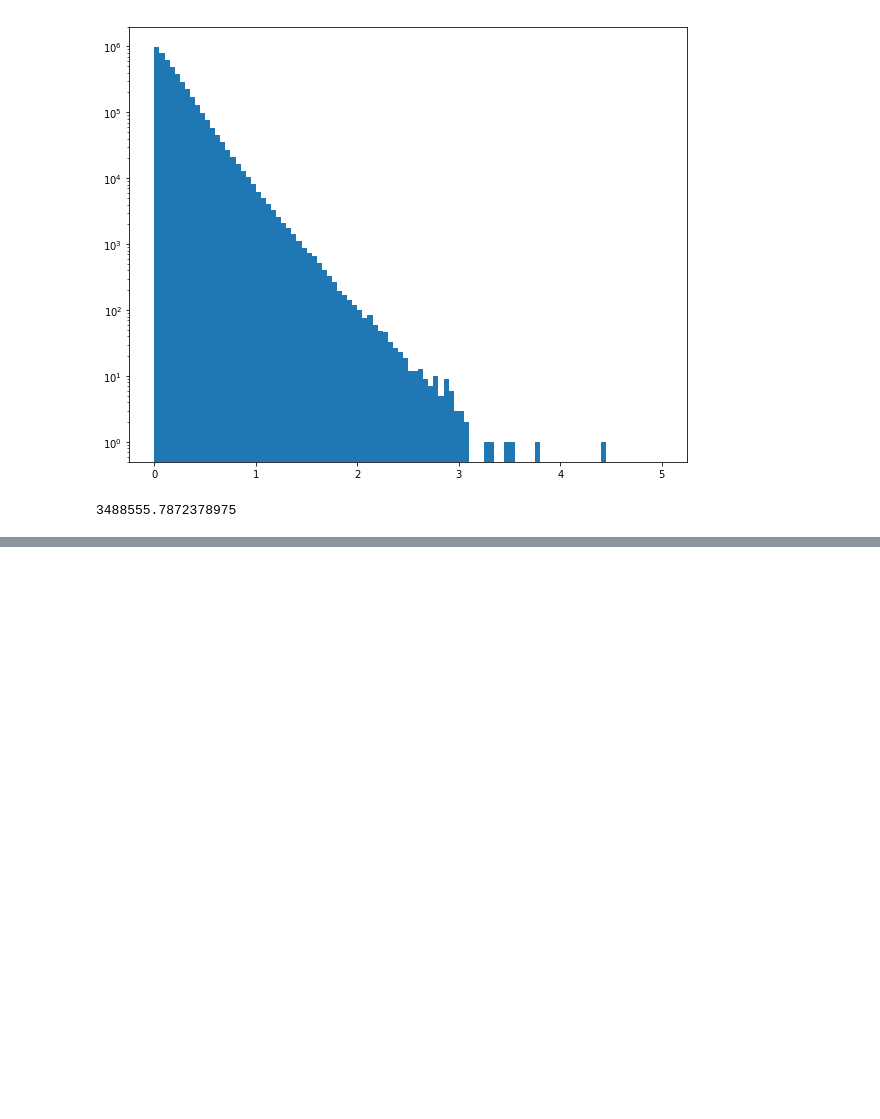
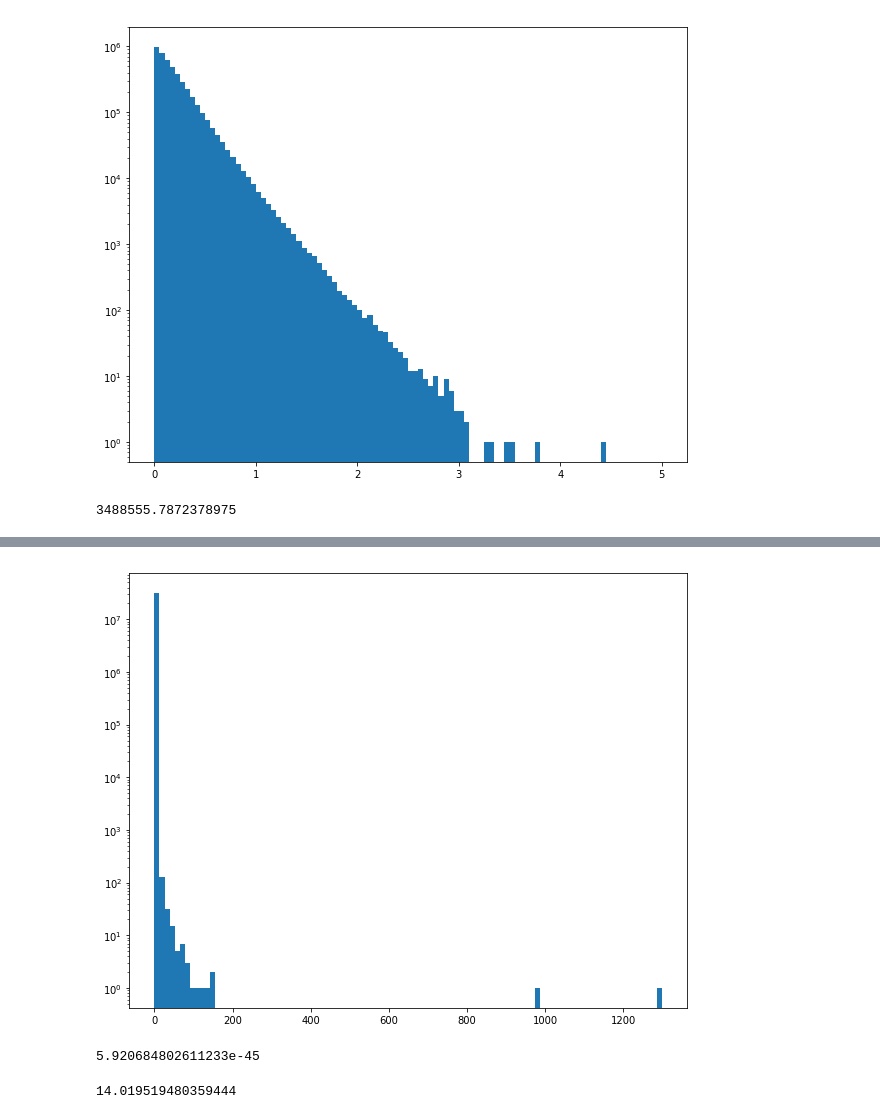
Before and after one commit to dstndstn/detection-paper, a Jupyter notebook: bayes-figure.ipynb, the cells around one changed output, grey strips where cells are left out. Saved outputs shown, nothing was run; the diff lists cells and outputs as text; code cells hidden in the pictures; blank space fills up the shorter version.

```diff
--- a/bayes-figure.ipynb
+++ b/bayes-figure.ipynb
@@ -307,0 +359,12 @@ plt.hist(np.log10(pratio_r_d.ravel()), bins=100, range=(0,5), log=True);
+# %%
+plt.hist(p_r_fg.ravel(), bins=100, log=True);
+# %% [output]
+[figure, added]
+# %%
+p_bg.min()
+# %% [output]
+5.920684802611233e-45
+# %%
+norm.isf(p_bg.min())
+# %% [output]
+14.019519480359444
```
Also changed, not shown: parts of 8 cells of this notebook, 5 other files.
